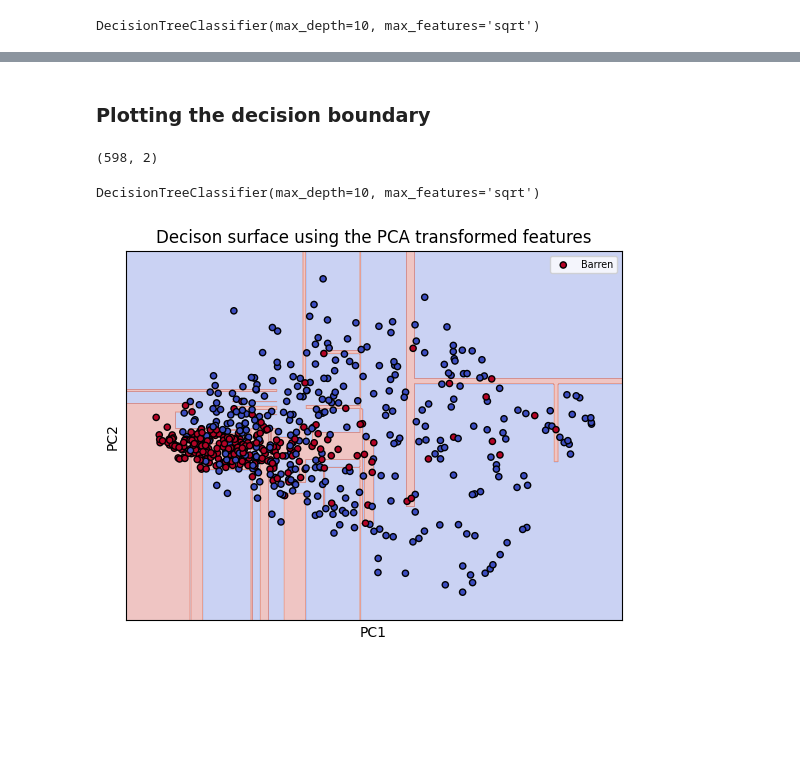
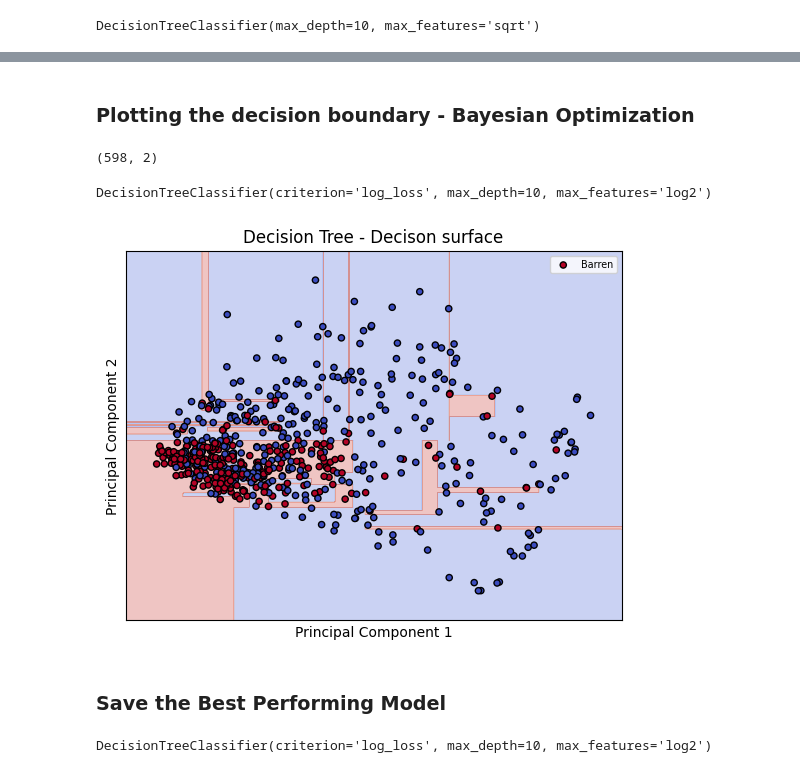
Before and after one commit to phaniram05/zircon-fertility-dsc, a Jupyter notebook: models/Decision Trees.ipynb, the cells around one changed output, grey strips where cells are left out. Cells and saved outputs as stored; diff of their text form; code cells hidden in the pictures; blank space fills up the shorter version.

```diff
--- a/models/Decision Trees.ipynb
+++ b/models/Decision Trees.ipynb
@@ -150,7 +150,7 @@ optimization_function = partial(optimize, param_names = param_names, x = X_train
 # %%
 result = gp_minimize(func=optimization_function,
                      dimensions = param_space,
-                     n_calls=20,
+                     n_calls=50,
                      n_random_starts=5,
                      verbose=10,
                      n_jobs=-1)
@@ -189,4 +243,4 @@ Current minimum: -0.9029
 # %%
-best_params = dict(zip(param_names, result.x))
-print(best_params)
+best_params_bayesian = dict(zip(param_names, result.x))
+print(best_params_bayesian)
 # %% [output]
@@ -194,5 +248,5 @@ print(best_params)
 # %%
-best_model_tree = DecisionTreeClassifier(**best_params)
+best_model_tree_bayesian = DecisionTreeClassifier(**best_params_bayesian)
 
-best_model_tree.fit(X_train_scaled, y_train)
+best_model_tree_bayesian.fit(X_train_scaled, y_train)
 # %% [output]
@@ -302,5 +356,5 @@ ConfusionMatrixDisplay(cm, display_labels=['Barren', 'Fertile']).plot()
 # %% [markdown]
-### Plotting the decision boundary
+### Plotting the decision boundary - Bayesian Optimization
 # %%
 input_features = X_test_scaled.copy()
 output_feature = y_test.copy()
@@ -325,29 +379,31 @@ def plot_contours(ax, clf, xx, yy, **params):
     out = ax.contourf(xx, yy, Z, **params)
     return out
 # %%
-plot_model = DecisionTreeClassifier(**best_params)
+plot_model = DecisionTreeClassifier(**best_params_bayesian)
 
 plot_model.fit(X_reduced, output_feature)
 # %% [output]
-DecisionTreeClassifier(max_depth=10, max_features='sqrt')
+DecisionTreeClassifier(criterion='log_loss', max_depth=10, max_features='log2')
 # %%
 fig, ax = plt.subplots(facecolor='white')
 
 # title for the plots
-title = ('Decision surface of Tuned SVC ')
+title = ('Decision surface of Tuned Decision Tree')
 
 # Set-up grid for plotting.
 X0, X1 = X_reduced[:, 0], X_reduced[:, 1]
 xx, yy = make_meshgrid(X0, X1)
 
 plot_contours(ax, plot_model, xx, yy, cmap=plt.cm.coolwarm, alpha=0.3) # alpha=0.8
 ax.scatter(X0, X1, c=y_test, edgecolors='k', cmap=plt.cm.coolwarm, s=20)
-ax.set_ylabel('PC2')
-ax.set_xlabel('PC1')
+ax.set_ylabel('Principal Component 2')
+ax.set_xlabel('Principal Component 1')
 ax.set_xticks(())
 ax.set_yticks(())
-ax.set_title('Decison surface using the PCA transformed features')
+ax.set_title('Decision Tree - Decison surface')
 ax.legend(labels=['Barren', 'Fertile'], fontsize="x-small")
 plt.show()
 # %% [output]
-[figure, old version]
+[figure, new version]
+# %% [markdown]
+### Save the Best Performing Model
@@ -353,0 +418,4 @@ plt.show()
+# %%
+clf_loaded
+# %% [output]
+DecisionTreeClassifier(criterion='log_loss', max_depth=10, max_features='log2')
```
Also changed, not shown: parts of 28 cells of this notebook, 33 other files.
